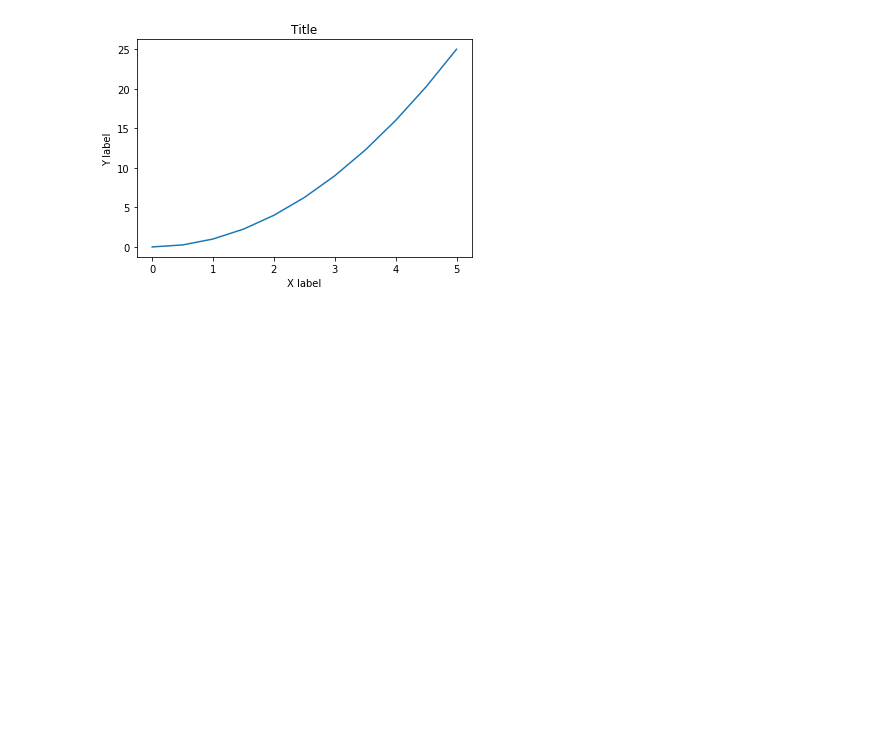
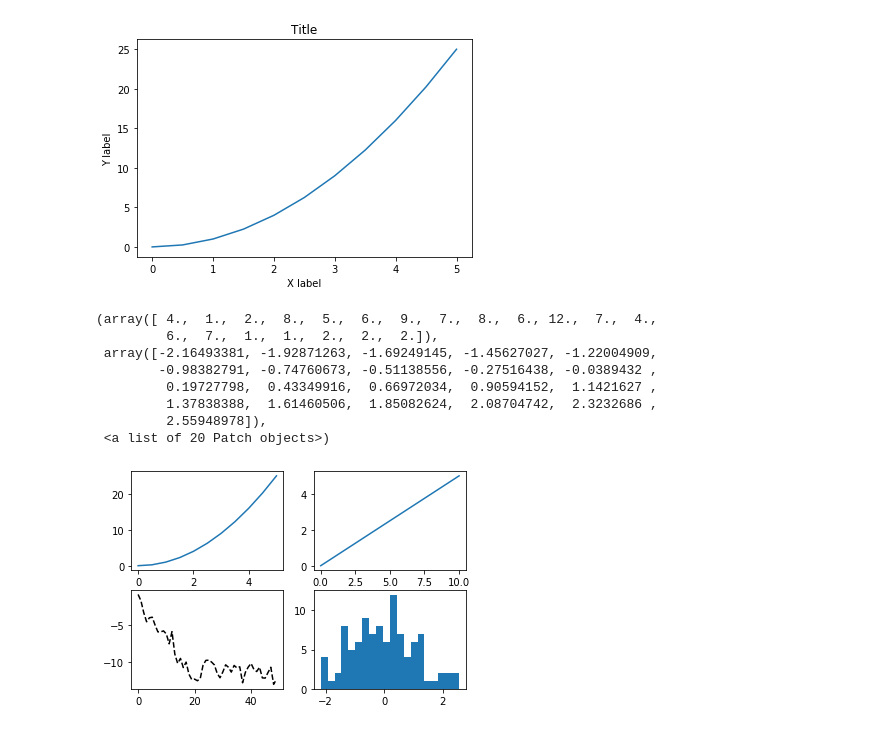
Before and after one commit to satriobhirawa/Private-DataScience-MachineLearning, a Jupyter notebook: Matplotlib.ipynb, the cells around one changed output. Cells and saved outputs as stored; diff of their text form; code cells hidden in the pictures; blank space fills up the shorter version.

```diff
--- a/Matplotlib.ipynb
+++ b/Matplotlib.ipynb
@@ -29,0 +27,21 @@ Text(0.5, 1.0, 'Title')
+# %%
+
+fig = plt.figure()
+ax1 = fig.add_subplot(2,2,1)
+plt.plot(x,y)
+ax2 = fig.add_subplot(2,2,2)
+plt.plot(x)
+ax3 = fig.add_subplot(2,2,3)
+plt.plot(np.random.randn(50).cumsum(), 'k--')
+ax4 = fig.add_subplot(2,2,4)
+plt.hist(np.random.randn(100),bins=20)
+# %% [output]
+(array([ 4.,  1.,  2.,  8.,  5.,  6.,  9.,  7.,  8.,  6., 12.,  7.,  4.,
+         6.,  7.,  1.,  1.,  2.,  2.,  2.]),
+ array([-2.16493381, -1.92871263, -1.69249145, -1.45627027, -1.22004909,
+        -0.98382791, -0.74760673, -0.51138556, -0.27516438, -0.0389432 ,
+         0.19727798,  0.43349916,  0.66972034,  0.90594152,  1.1421627 ,
+         1.37838388,  1.61460506,  1.85082624,  2.08704742,  2.3232686 ,
+         2.55948978]),
+ <a list of 20 Patch objects>)
+[figure, added]
```
Also changed, not shown: parts of 6 cells of this notebook.
